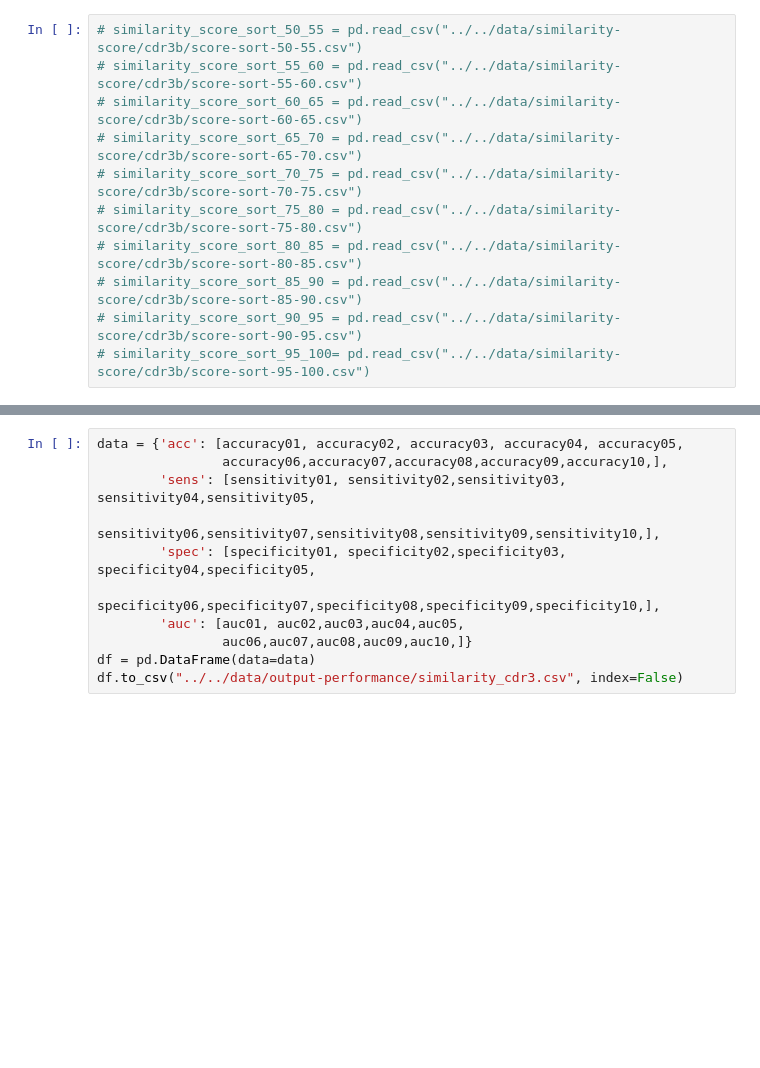
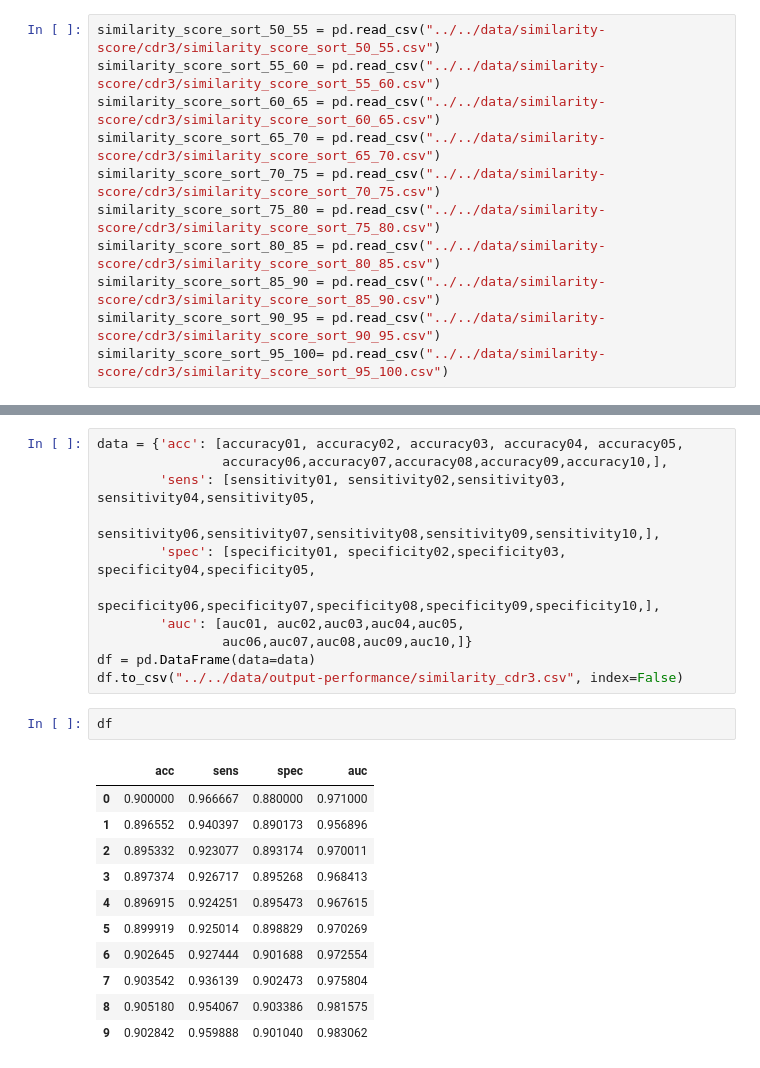
Before and after one commit to ddiem-ri-4D/epiTCR, a Jupyter notebook: src/similarity-sequences/similarity-cdr3b.ipynb, the cells around one changed output, grey strips where cells are left out. Drawn from its saved outputs; the diff is of its cells as text; blank space fills up the shorter version.

Commit message:
update similarity

```diff
--- a/src/similarity-sequences/similarity-cdr3b.ipynb
+++ b/src/similarity-sequences/similarity-cdr3b.ipynb
@@ -276,11 +384,11 @@ similarity_score_sort_95_100.to_csv("../../data/similarity-score/cdr3b/score-sor
 # %%
-# similarity_score_sort_50_55 = pd.read_csv("../../data/similarity-score/cdr3b/score-sort-50-55.csv")
-# similarity_score_sort_55_60 = pd.read_csv("../../data/similarity-score/cdr3b/score-sort-55-60.csv")
-# similarity_score_sort_60_65 = pd.read_csv("../../data/similarity-score/cdr3b/score-sort-60-65.csv")
-# similarity_score_sort_65_70 = pd.read_csv("../../data/similarity-score/cdr3b/score-sort-65-70.csv")
-# similarity_score_sort_70_75 = pd.read_csv("../../data/similarity-score/cdr3b/score-sort-70-75.csv")
-# similarity_score_sort_75_80 = pd.read_csv("../../data/similarity-score/cdr3b/score-sort-75-80.csv")
-# similarity_score_sort_80_85 = pd.read_csv("../../data/similarity-score/cdr3b/score-sort-80-85.csv")
-# similarity_score_sort_85_90 = pd.read_csv("../../data/similarity-score/cdr3b/score-sort-85-90.csv")
-# similarity_score_sort_90_95 = pd.read_csv("../../data/similarity-score/cdr3b/score-sort-90-95.csv")
-# similarity_score_sort_95_100= pd.read_csv("../../data/similarity-score/cdr3b/score-sort-95-100.csv")
+similarity_score_sort_50_55 = pd.read_csv("../../data/similarity-score/cdr3/similarity_score_sort_50_55.csv")
+similarity_score_sort_55_60 = pd.read_csv("../../data/similarity-score/cdr3/similarity_score_sort_55_60.csv")
+similarity_score_sort_60_65 = pd.read_csv("../../data/similarity-score/cdr3/similarity_score_sort_60_65.csv")
+similarity_score_sort_65_70 = pd.read_csv("../../data/similarity-score/cdr3/similarity_score_sort_65_70.csv")
+similarity_score_sort_70_75 = pd.read_csv("../../data/similarity-score/cdr3/similarity_score_sort_70_75.csv")
+similarity_score_sort_75_80 = pd.read_csv("../../data/similarity-score/cdr3/similarity_score_sort_75_80.csv")
+similarity_score_sort_80_85 = pd.read_csv("../../data/similarity-score/cdr3/similarity_score_sort_80_85.csv")
+similarity_score_sort_85_90 = pd.read_csv("../../data/similarity-score/cdr3/similarity_score_sort_85_90.csv")
+similarity_score_sort_90_95 = pd.read_csv("../../data/similarity-score/cdr3/similarity_score_sort_90_95.csv")
+similarity_score_sort_95_100= pd.read_csv("../../data/similarity-score/cdr3/similarity_score_sort_95_100.csv")
@@ -372,3 +482,17 @@ data = {'acc': [accuracy01, accuracy02, accuracy03, accuracy04, accuracy05,
                 auc06,auc07,auc08,auc09,auc10,]}
 df = pd.DataFrame(data=data)
 df.to_csv("../../data/output-performance/similarity_cdr3.csv", index=False)
+# %%
+df
+# %% [output]
+|  | acc | sens | spec | auc |
+| 0 | 0.900000 | 0.966667 | 0.880000 | 0.971000 |
+| 1 | 0.896552 | 0.940397 | 0.890173 | 0.956896 |
+| 2 | 0.895332 | 0.923077 | 0.893174 | 0.970011 |
+| 3 | 0.897374 | 0.926717 | 0.895268 | 0.968413 |
+| 4 | 0.896915 | 0.924251 | 0.895473 | 0.967615 |
+| 5 | 0.899919 | 0.925014 | 0.898829 | 0.970269 |
+| 6 | 0.902645 | 0.927444 | 0.901688 | 0.972554 |
+| 7 | 0.903542 | 0.936139 | 0.902473 | 0.975804 |
+| 8 | 0.905180 | 0.954067 | 0.903386 | 0.981575 |
+| 9 | 0.902842 | 0.959888 | 0.901040 | 0.983062 |
```
Also changed, not shown: parts of 11 cells of this notebook, 42 other files.
